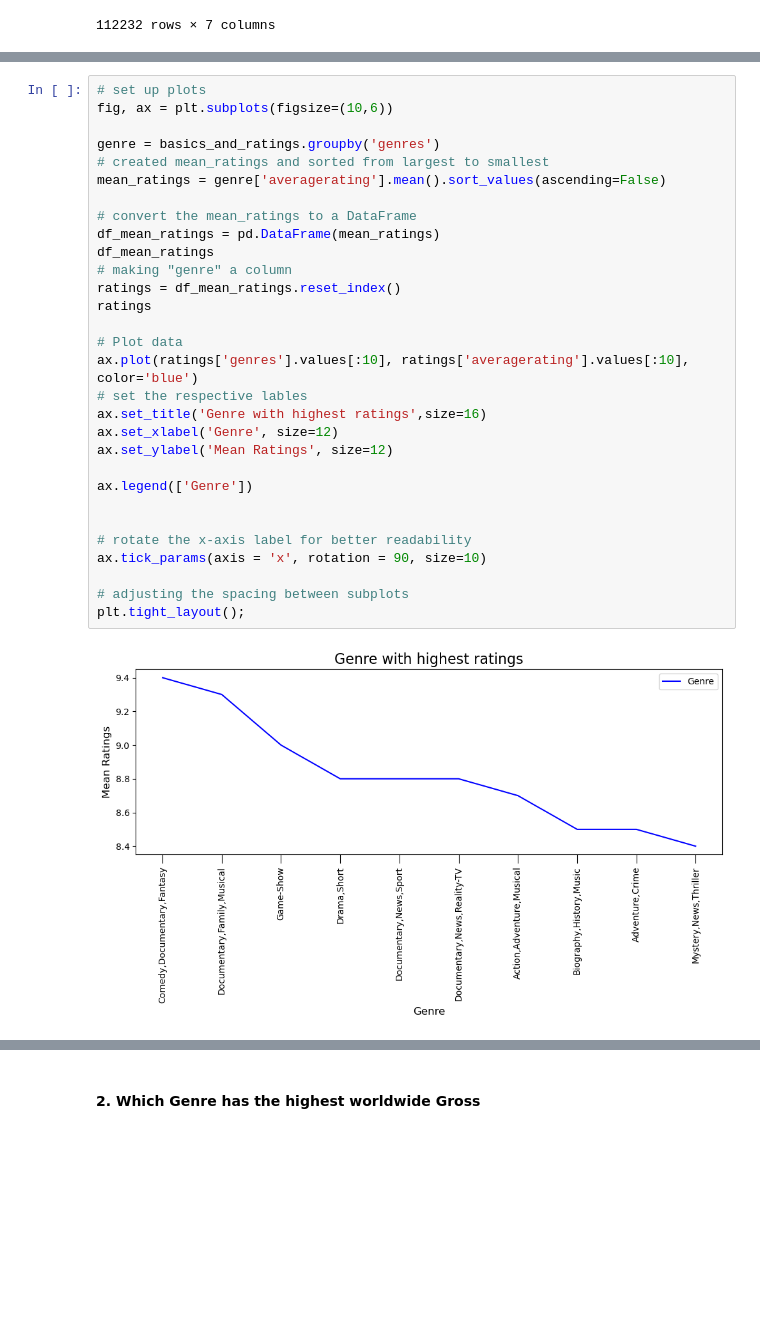
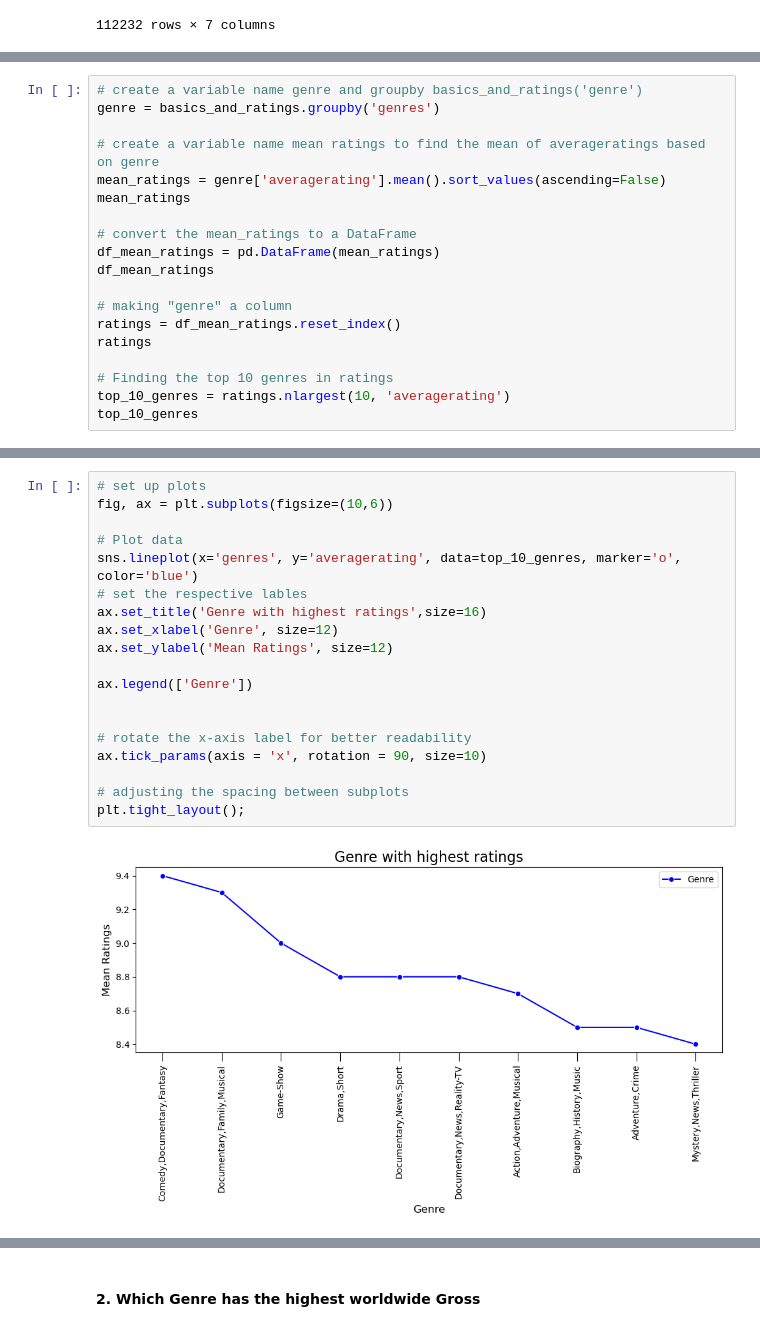
Before and after one commit to wanjikuciku/Phase-1-Project, a Jupyter notebook: project.ipynb, the cells around one changed output, grey strips where cells are left out. Cells and saved outputs as stored; diff of their text form; blank space fills up the shorter version.

```diff
--- a/project.ipynb
+++ b/project.ipynb
@@ -842,0 +787,19 @@ mean_ratings_df
+# %%
+# create a variable name genre and groupby basics_and_ratings('genre')
+genre = basics_and_ratings.groupby('genres')
+
+# create a variable name mean ratings to find the mean of averageratings based on genre
+mean_ratings = genre['averagerating'].mean().sort_values(ascending=False)
+mean_ratings
+
+# convert the mean_ratings to a DataFrame
+df_mean_ratings = pd.DataFrame(mean_ratings)
+df_mean_ratings
+
+# making "genre" a column
+ratings = df_mean_ratings.reset_index()
+ratings
+
+# Finding the top 10 genres in ratings
+top_10_genres = ratings.nlargest(10, 'averagerating')
+top_10_genres
@@ -843,32 +818,21 @@ mean_ratings_df
 # %%
 # set up plots
 fig, ax = plt.subplots(figsize=(10,6))
 
-genre = basics_and_ratings.groupby('genres')
-# created mean_ratings and sorted from largest to smallest
-mean_ratings = genre['averagerating'].mean().sort_values(ascending=False)
-
-# convert the mean_ratings to a DataFrame
-df_mean_ratings = pd.DataFrame(mean_ratings)
-df_mean_ratings
-# making "genre" a column
-ratings = df_mean_ratings.reset_index()
-ratings
-
 # Plot data
-ax.plot(ratings['genres'].values[:10], ratings['averagerating'].values[:10], color='blue')
+sns.lineplot(x='genres', y='averagerating', data=top_10_genres, marker='o', color='blue')
 # set the respective lables
 ax.set_title('Genre with highest ratings',size=16)
 ax.set_xlabel('Genre', size=12)
 ax.set_ylabel('Mean Ratings', size=12)
 
 ax.legend(['Genre'])
 
 
 # rotate the x-axis label for better readability
 ax.tick_params(axis = 'x', rotation = 90, size=10)
 
 # adjusting the spacing between subplots
 plt.tight_layout();
 # %% [output]
-[figure, old version]
+[figure, new version]
```
Also changed, not shown: parts of 12 cells of this notebook.
